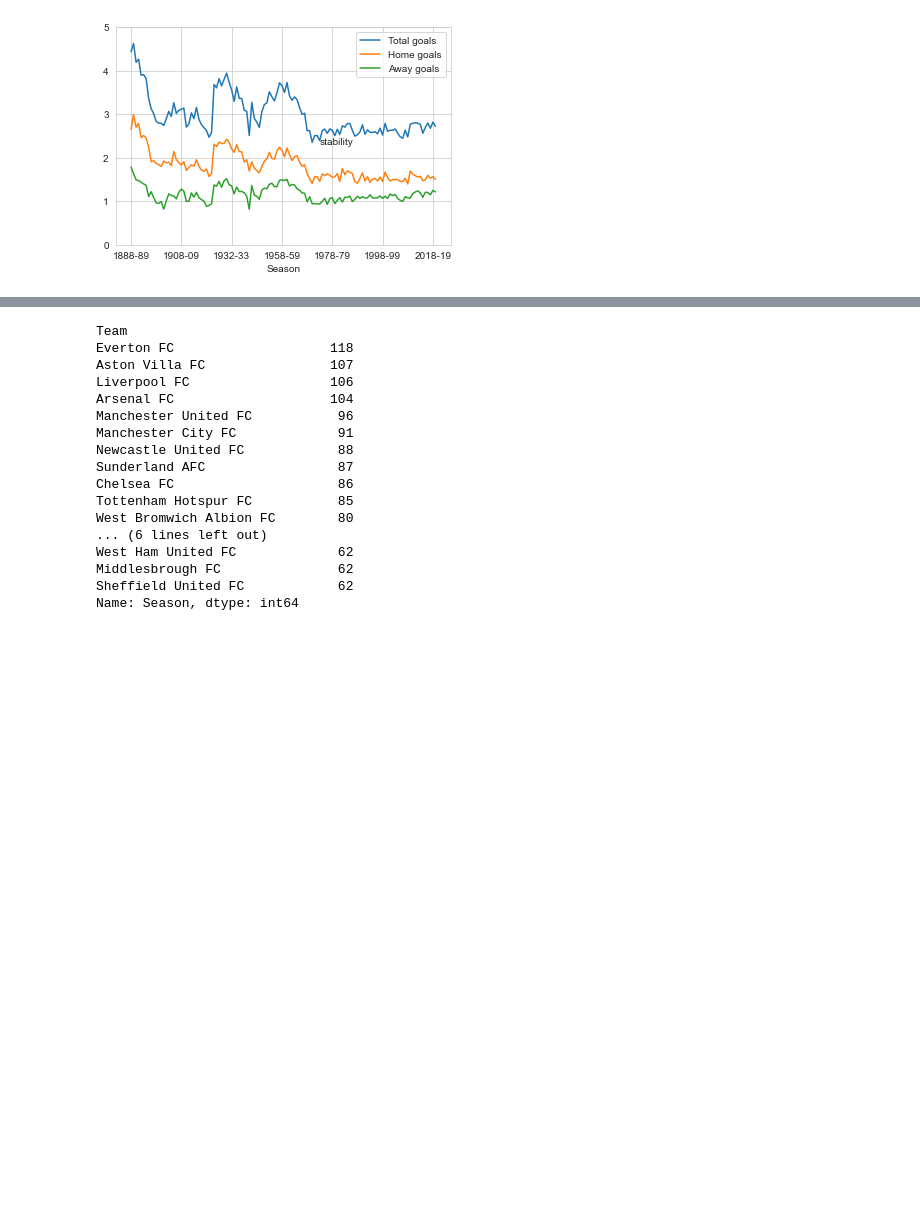
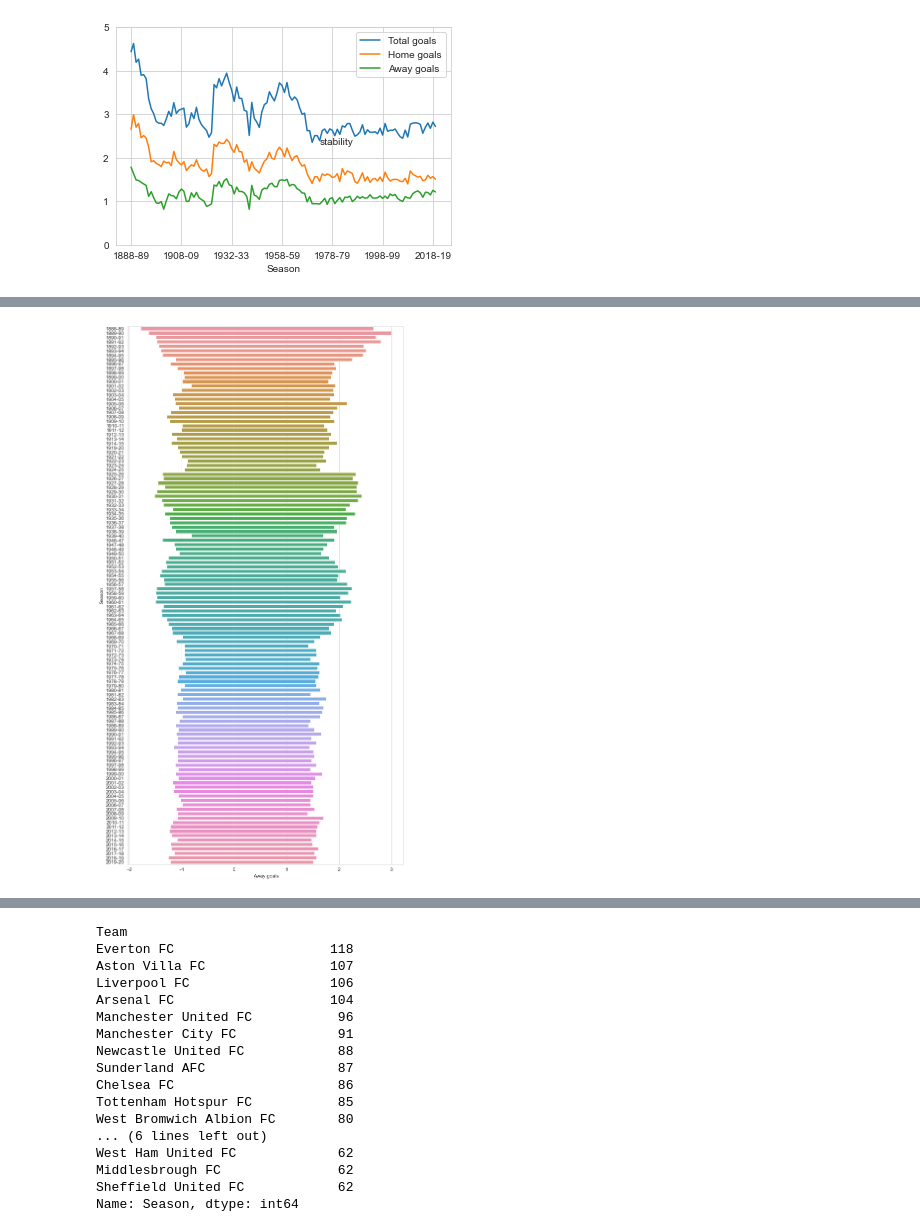
Before and after one commit to bw20/Data_insights, a Jupyter notebook: Football_analysis.ipynb, the cells around one changed output, grey strips where cells are left out. Drawn from its saved outputs; the diff is of its cells as text; code cells hidden in the pictures; blank space fills up the shorter version.

```diff
--- a/Football_analysis.ipynb
+++ b/Football_analysis.ipynb
@@ -478,0 +499,10 @@ Looking at the breakdown of goals per game by goals scored by the home team vs.
+# %%
+df = FootballData('1888-89', '2019-20').create_df()
+df = df.groupby(['Season'], as_index=False).agg({'Home goals': 'mean', 'Away goals': 'mean'})
+away_goals = -df['Away goals']
+
+plt.figure(figsize=(10,20))
+bar = sns.barplot(x='Home goals', y='Season', data=df)
+bar = sns.barplot(x='Away goals', y=df['Season'], data=-df.select_dtypes(include=[np.number]))
+# %% [output]
+[figure, added]
```
Also changed, not shown: parts of 5 cells of this notebook.
